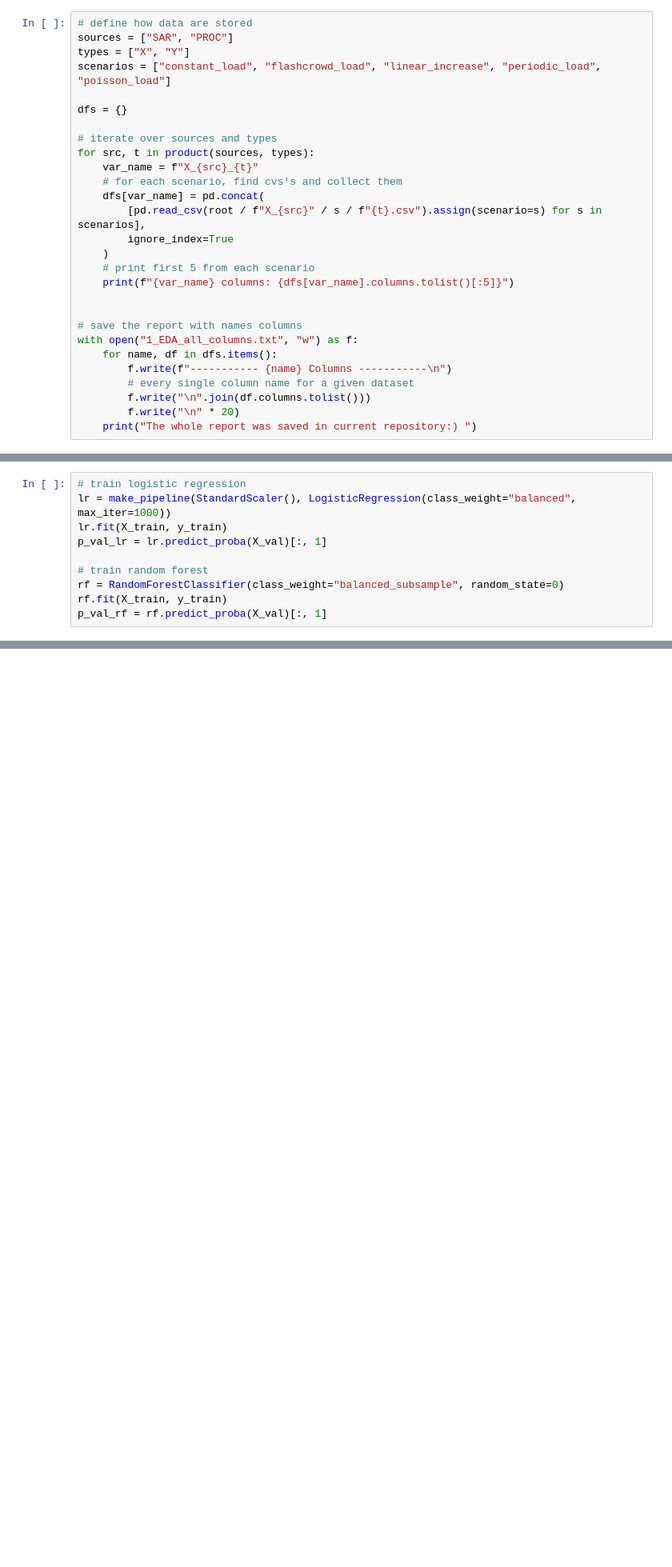
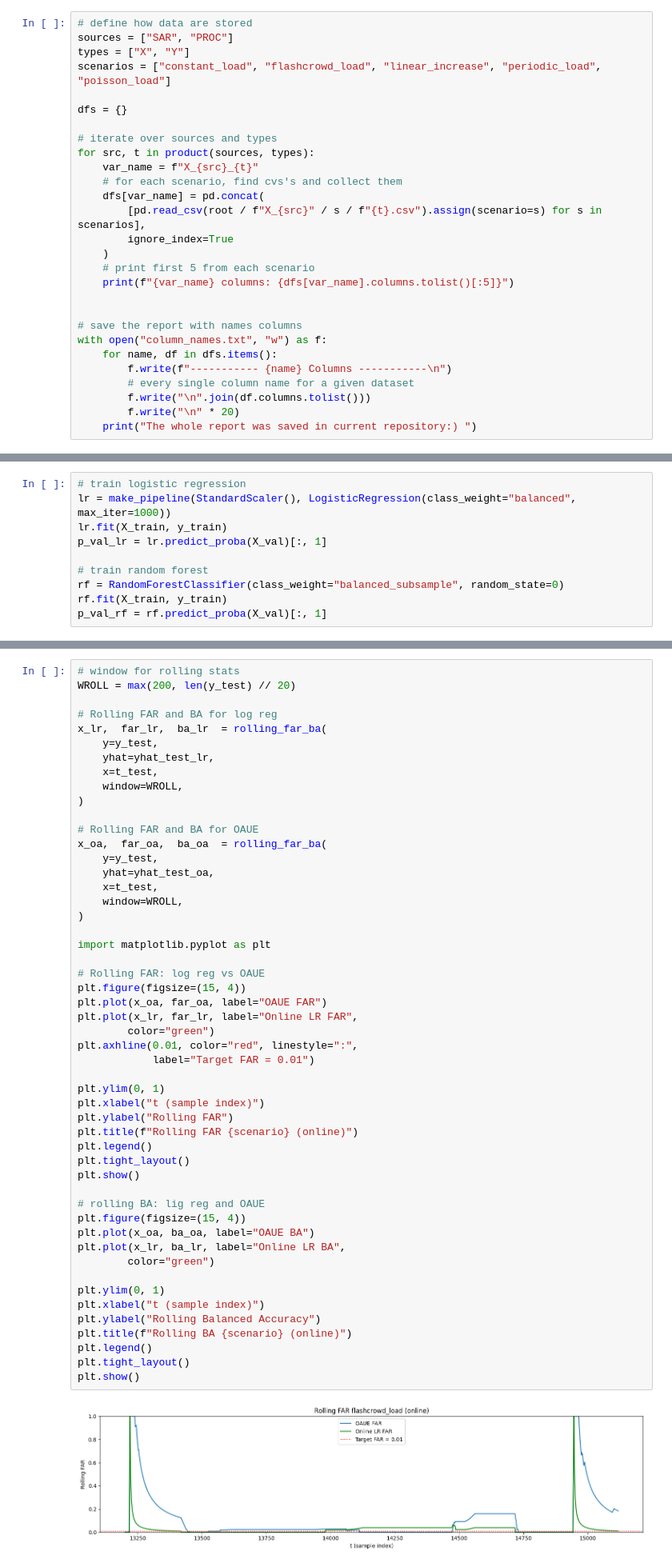
Before and after one commit to OleksiiBevza/time-series, a Jupyter notebook: modelling.ipynb, the cells around one changed output, grey strips where cells are left out. Shown at 80% size. Drawn from its saved outputs; the diff is of its cells as text; blank space fills up the shorter version.

```diff
--- a/modelling.ipynb
+++ b/modelling.ipynb
@@ -179,7 +193,7 @@ for src, t in product(sources, types):
 
 
 # save the report with names columns
-with open("1_EDA_all_columns.txt", "w") as f:
+with open("column_names.txt", "w") as f:
     for name, df in dfs.items():
         f.write(f"----------- {name} Columns -----------\n")
         # every single column name for a given dataset
@@ -753,0 +731,53 @@ plot_far_ba(
+# %%
+# window for rolling stats
+WROLL = max(200, len(y_test) // 20)
+
+# Rolling FAR and BA for log reg
+x_lr,  far_lr,  ba_lr  = rolling_far_ba(
+    y=y_test,
+    yhat=yhat_test_lr,
+    x=t_test,
+    window=WROLL,
+)
+
+# Rolling FAR and BA for OAUE
+x_oa,  far_oa,  ba_oa  = rolling_far_ba(
+    y=y_test,
+    yhat=yhat_test_oa,
+    x=t_test,
+    window=WROLL,
+)
+
+import matplotlib.pyplot as plt
+
+# Rolling FAR: log reg vs OAUE
+plt.figure(figsize=(15, 4))
+plt.plot(x_oa, far_oa, label="OAUE FAR")
+plt.plot(x_lr, far_lr, label="Online LR FAR",
+        color="green")
+plt.axhline(0.01, color="red", linestyle=":",
+            label="Target FAR = 0.01")
+
+plt.ylim(0, 1)
+plt.xlabel("t (sample index)")
+plt.ylabel("Rolling FAR")
+plt.title(f"Rolling FAR {scenario} (online)")
+plt.legend()
+plt.tight_layout()
+plt.show()
+
+# rolling BA: lig reg and OAUE
+plt.figure(figsize=(15, 4))
+plt.plot(x_oa, ba_oa, label="OAUE BA")
+plt.plot(x_lr, ba_lr, label="Online LR BA",
+        color="green")
+
+plt.ylim(0, 1)
+plt.xlabel("t (sample index)")
+plt.ylabel("Rolling Balanced Accuracy")
+plt.title(f"Rolling BA {scenario} (online)")
+plt.legend()
+plt.tight_layout()
+plt.show()
+# %% [output]
+[figure, added]
```
Also changed, not shown: parts of 32 cells of this notebook, 4 other files.
